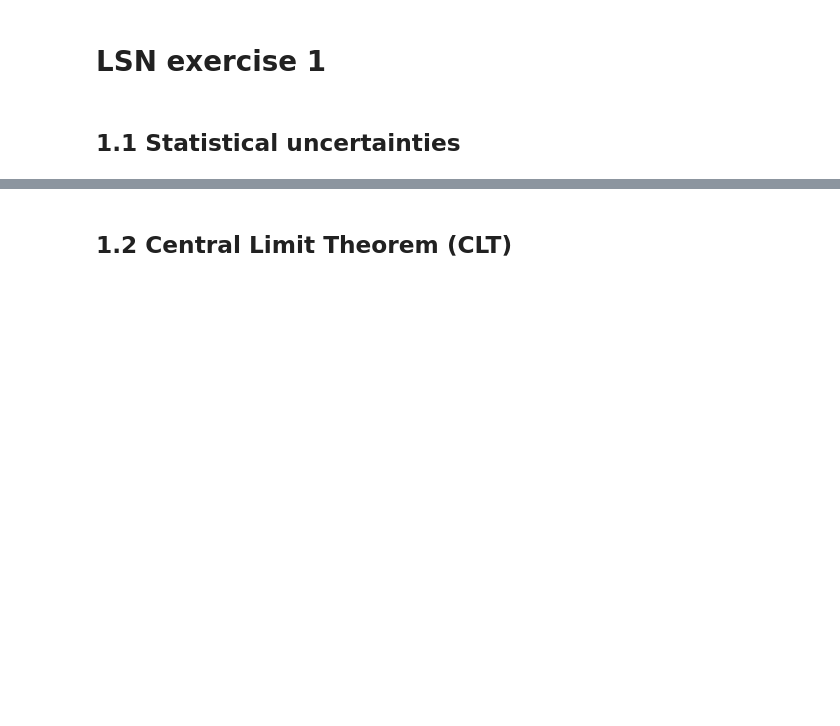
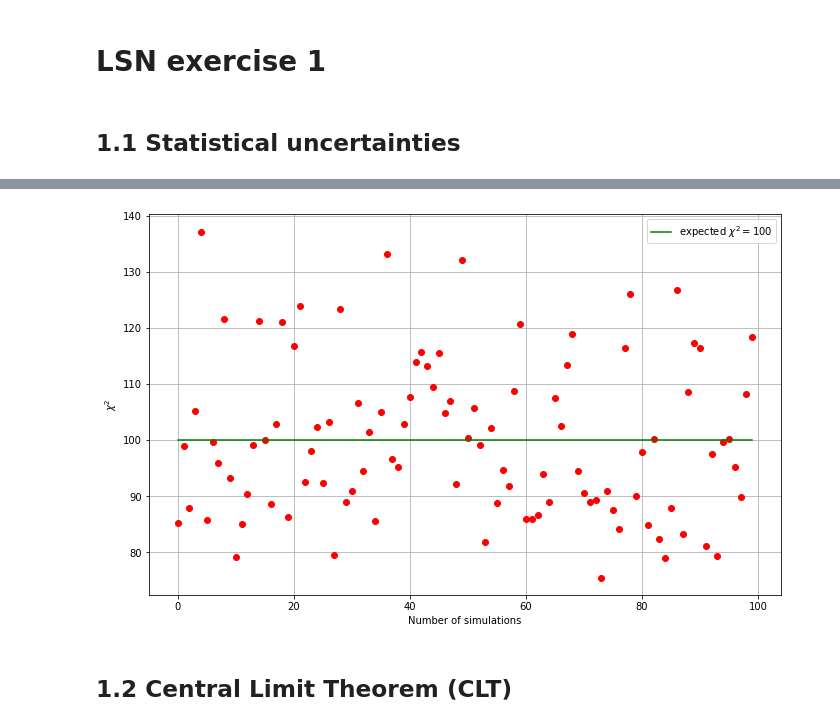
Before and after one commit to simonecodispoti/LSN_Exercises, a Jupyter notebook: excercise_1/Exercise1.ipynb, the cells around one changed output, grey strips where cells are left out. Saved outputs shown, nothing was run; the diff lists cells and outputs as text; code cells hidden in the pictures; blank space fills up the shorter version.

```diff
--- a/excercise_1/Exercise1.ipynb
+++ b/excercise_1/Exercise1.ipynb
@@ -62,3 +64,24 @@ plt.show()
+# %%
+file = open("Chi2.txt")
+Chi2 = file.read().splitlines()
+file.close()
+
+Chi2 = [float(i) for i in Chi2]
+
+x = [int(i) for i in range(n_cell)]
+
+expected = [100 for i in x]
+
+plt.figure(figsize=(7*0.5*(1+np.sqrt(5)),7))
+plt.plot(x, Chi2,"ro")
+plt.xlabel("Number of simulations")
+plt.ylabel("$\chi^2$")
+plt.plot(x, expected,'g',label="expected $\chi^2 = 100$")
+plt.grid(True)
+plt.legend()
+plt.show()
+# %% [output]
+[figure, added]
 # %% [markdown]
 ## 1.2 Central Limit Theorem (CLT)
 # %% [markdown]
```
Also changed, not shown: parts of 2 cells of this notebook, 7 other files.
